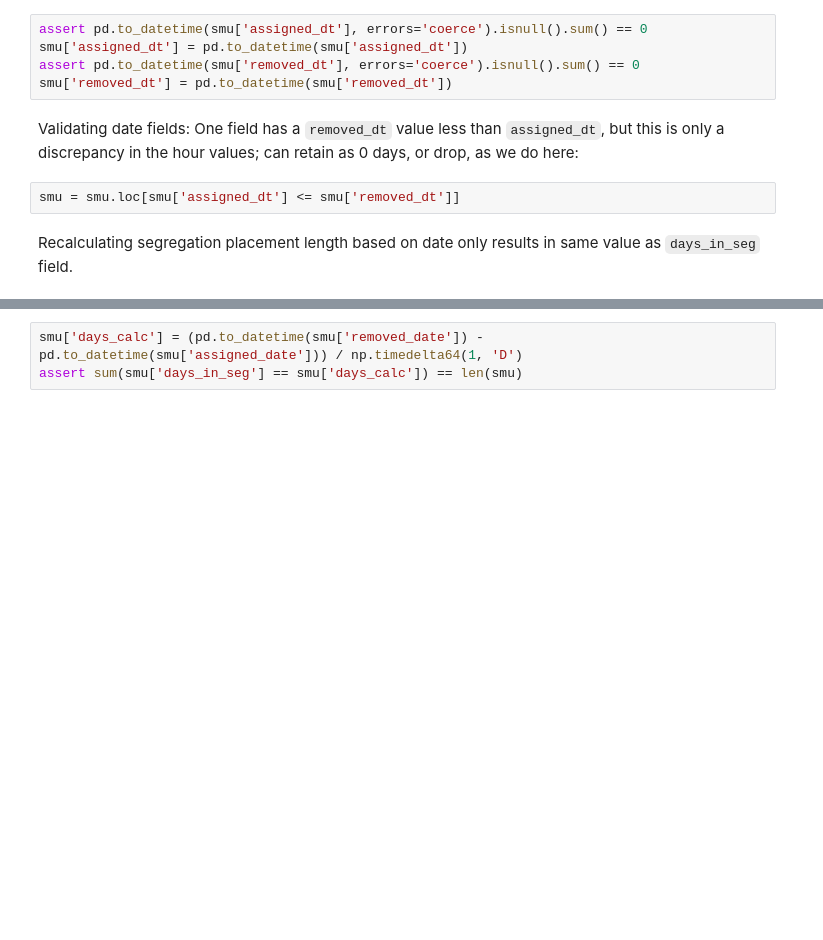
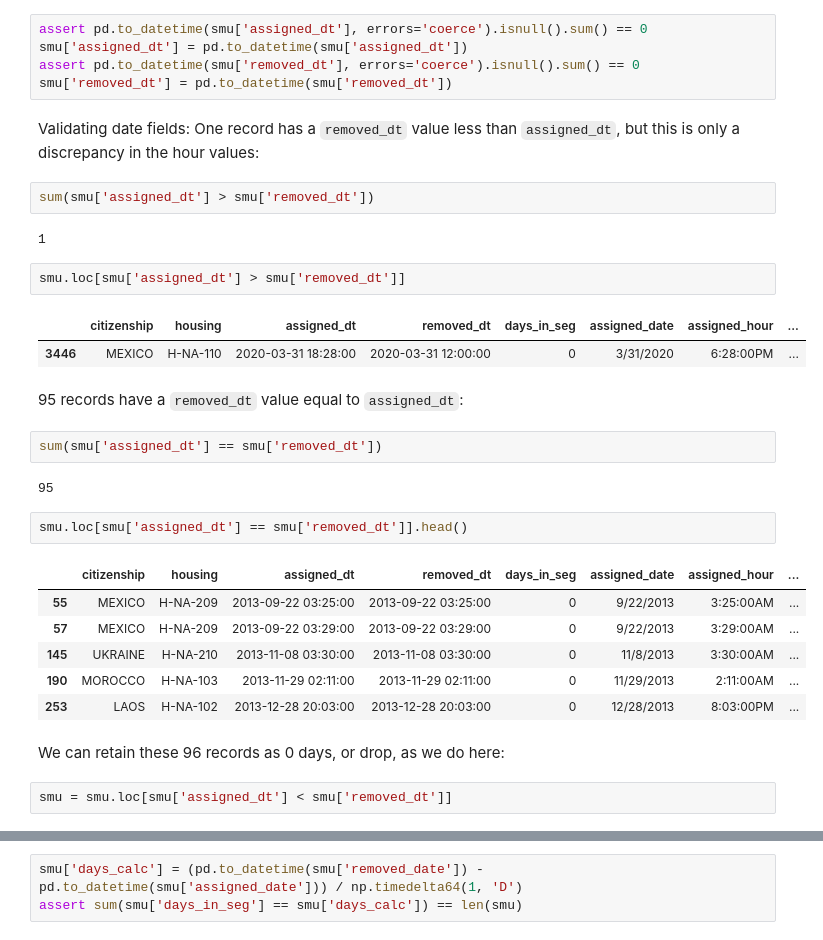
Before and after one commit to UWCHR/nwdc-seg, a Jupyter notebook: analyze/note/smu-rhu-srms-compare.ipynb, the cells around one changed output, grey strips where cells are left out. Cells and saved outputs as stored; diff of their text form; blank space fills up the shorter version.

```diff
--- a/analyze/note/smu-rhu-srms-compare.ipynb
+++ b/analyze/note/smu-rhu-srms-compare.ipynb
@@ -36,8 +58,32 @@ smu['assigned_dt'] = pd.to_datetime(smu['assigned_dt'])
 assert pd.to_datetime(smu['removed_dt'], errors='coerce').isnull().sum() == 0
 smu['removed_dt'] = pd.to_datetime(smu['removed_dt'])
 # %% [markdown]
-Validating date fields: One field has a `removed_dt` value less than `assigned_dt`, but this is only a discrepancy in the hour values; can retain as 0 days, or drop, as we do here:
+Validating date fields: One record has a `removed_dt` value less than `assigned_dt`, but this is only a discrepancy in the hour values:
+# %%
+sum(smu['assigned_dt'] > smu['removed_dt'])
+# %% [output]
+1
+# %%
+smu.loc[smu['assigned_dt'] > smu['removed_dt']]
+# %% [output]
+|  | citizenship | housing | assigned_dt | removed_dt | days_in_seg | assigned_date | assigned_hour | ... |
+| 3446 | MEXICO | H-NA-110 | 2020-03-31 18:28:00 | 2020-03-31 12:00:00 | 0 | 3/31/2020 | 6:28:00PM | ... |
+# %% [markdown]
+95 records have a `removed_dt` value equal to `assigned_dt`:
+# %%
+sum(smu['assigned_dt'] == smu['removed_dt'])
+# %% [output]
+95
+# %%
+smu.loc[smu['assigned_dt'] == smu['removed_dt']].head()
+# %% [output]
+|  | citizenship | housing | assigned_dt | removed_dt | days_in_seg | assigned_date | assigned_hour | ... |
+| 55 | MEXICO | H-NA-209 | 2013-09-22 03:25:00 | 2013-09-22 03:25:00 | 0 | 9/22/2013 | 3:25:00AM | ... |
+| 57 | MEXICO | H-NA-209 | 2013-09-22 03:29:00 | 2013-09-22 03:29:00 | 0 | 9/22/2013 | 3:29:00AM | ... |
+| 145 | UKRAINE | H-NA-210 | 2013-11-08 03:30:00 | 2013-11-08 03:30:00 | 0 | 11/8/2013 | 3:30:00AM | ... |
+| 190 | MOROCCO | H-NA-103 | 2013-11-29 02:11:00 | 2013-11-29 02:11:00 | 0 | 11/29/2013 | 2:11:00AM | ... |
+| 253 | LAOS | H-NA-102 | 2013-12-28 20:03:00 | 2013-12-28 20:03:00 | 0 | 12/28/2013 | 8:03:00PM | ... |
+# %% [markdown]
+We can retain these 96 records as 0 days, or drop, as we do here:
 # %%
-smu = smu.loc[smu['assigned_dt'] <= smu['removed_dt']]
+smu = smu.loc[smu['assigned_dt'] < smu['removed_dt']]
-# %% [markdown]
-Recalculating segregation placement length based on date only results in same value as `days_in_seg` field.
```
Also changed, not shown: parts of 16 cells of this notebook.
